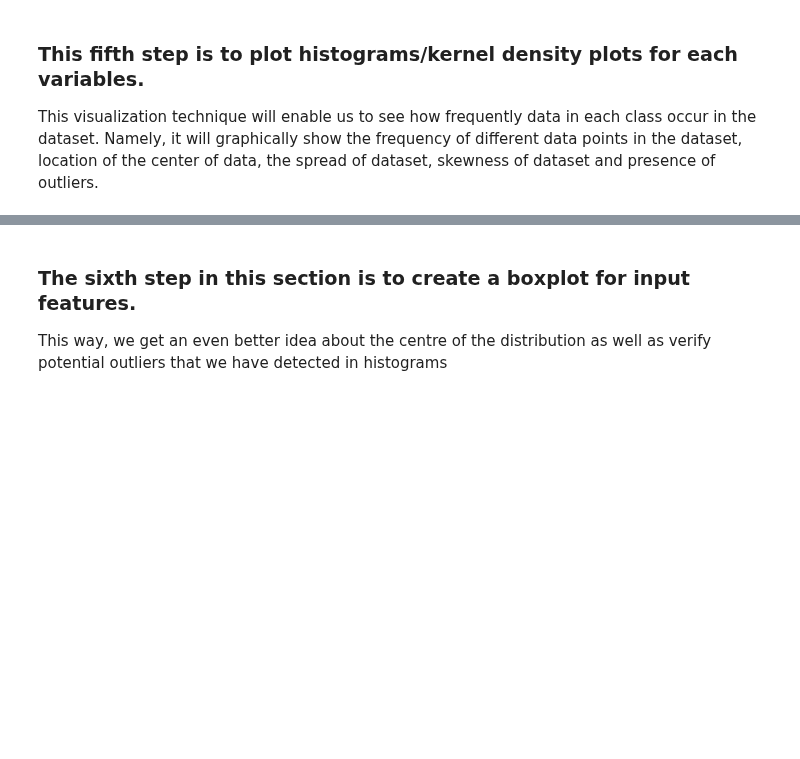
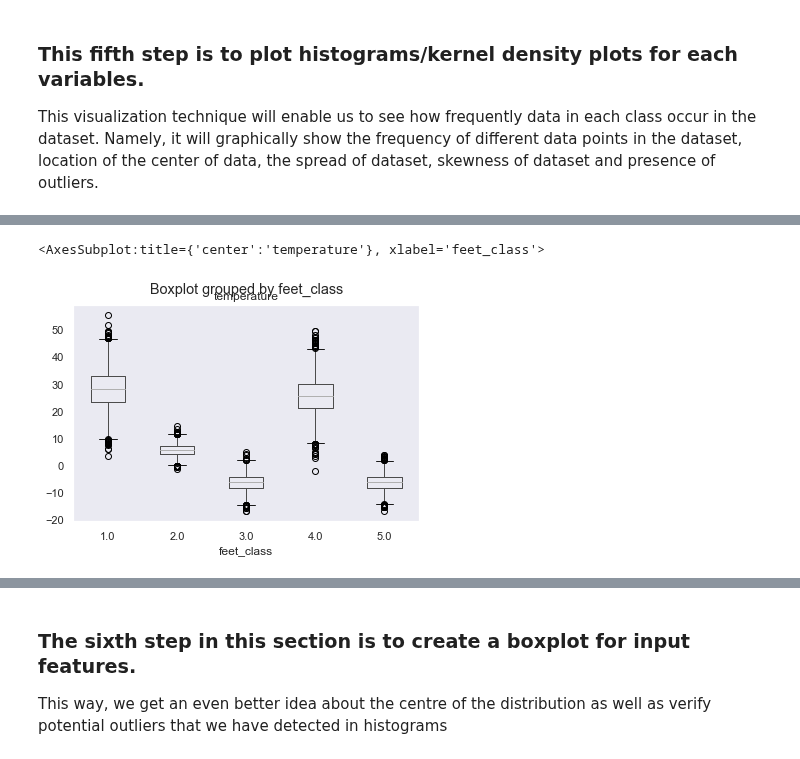
Before and after one commit to TechLabs-Berlin/wt21-commfy, a Jupyter notebook: multiclass_classification_feet.ipynb, the cells around one changed output, grey strips where cells are left out. Saved outputs shown, nothing was run; the diff lists cells and outputs as text; code cells hidden in the pictures; blank space fills up the shorter version.

```diff
--- a/multiclass_classification_feet.ipynb
+++ b/multiclass_classification_feet.ipynb
@@ -77,0 +124,5 @@ plot.show()
+# %%
+feets.boxplot(by ='feet_class', column =['temperature'], grid = False)
+# %% [output]
+<AxesSubplot:title={'center':'temperature'}, xlabel='feet_class'>
+[figure, added]
```
Also changed, not shown: parts of 23 cells of this notebook.
